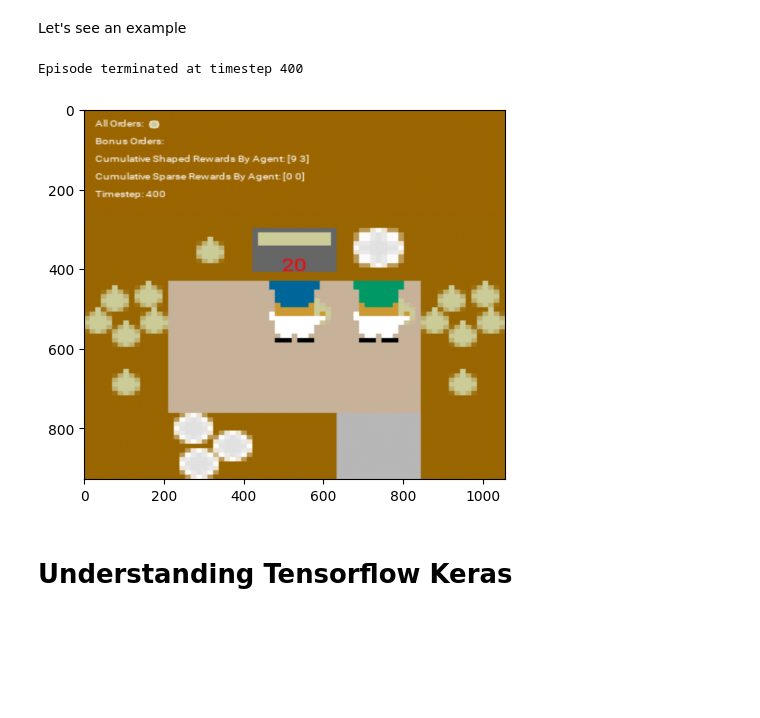
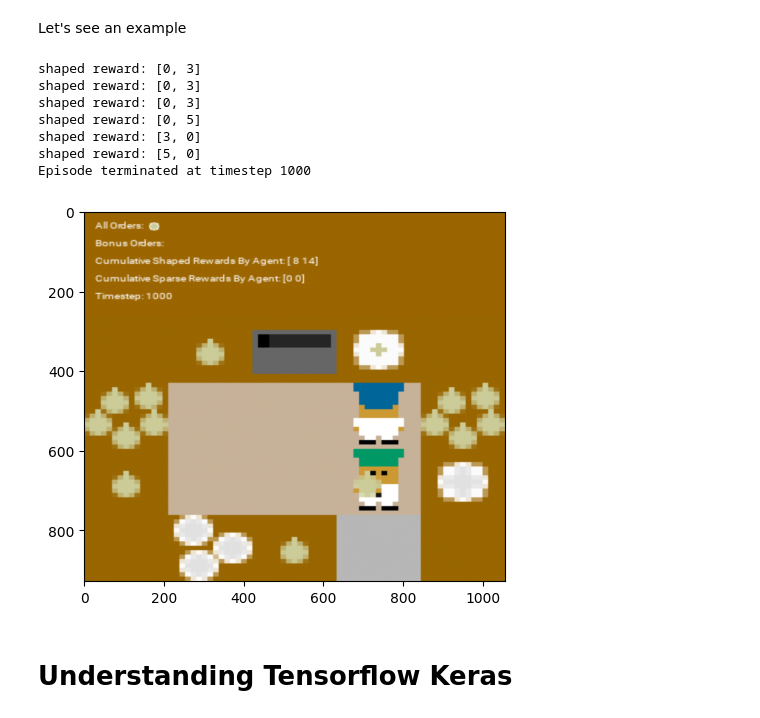
Before and after one commit to cico-rial/overcooked_ai, a Jupyter notebook: Understanding overcooked.ipynb, the cells around one changed output. Saved outputs shown, nothing was run; the diff lists cells and outputs as text; code cells hidden in the pictures; blank space fills up the shorter version.

```diff
--- a/Understanding overcooked.ipynb
+++ b/Understanding overcooked.ipynb
@@ -149,7 +205,7 @@ class MyAgent(Agent):
 Let's see an example
 # %%
 base_mdp = OvercookedGridworld.from_layout_name("cramped_room") #or other layout
-base_env = OvercookedEnv.from_mdp(base_mdp, info_level=0, horizon=400)
+base_env = OvercookedEnv.from_mdp(base_mdp, info_level=0, horizon=1000)
 env = Overcooked(base_env=base_env, featurize_fn=base_env.featurize_state_mdp)
 
 agent_1 = RandomAgent(all_actions=True)
@@ -157,25 +213,33 @@ agent_2 = RandomAgent(all_actions=True)
 # %%
 obs = env.reset()
 done = False
 t = 0
 while not done or t>10000:
     action1 = agent_1.action(obs)
     action2 = agent_2.action(obs)
     player_1_action = Action.ACTION_TO_INDEX[action1[0]]
     player_2_action = Action.ACTION_TO_INDEX[action2[0]]
     action = (player_1_action, player_2_action)
     new_obs, reward, done, env_info = env.step(action)
     if reward != 0:
         print(f"reward: {reward}")
+    if env_info['shaped_r_by_agent'] != [0, 0]:
+        print(f"shaped reward: {env_info['shaped_r_by_agent']}")
     t += 1
 print(f"Episode terminated at timestep {t}")
 
 render = env.render() / 255.0
 plt.imshow(render)
 plt.show()
 # %% [output]
-Episode terminated at timestep 400
+shaped reward: [0, 3]
+shaped reward: [0, 3]
+shaped reward: [0, 3]
+shaped reward: [0, 5]
+shaped reward: [3, 0]
+shaped reward: [5, 0]
+Episode terminated at timestep 1000
-[figure, old version]
+[figure, new version]
 # %% [markdown]
 # Understanding Tensorflow Keras
 # %%
```
Also changed, not shown: parts of 19 cells of this notebook.
